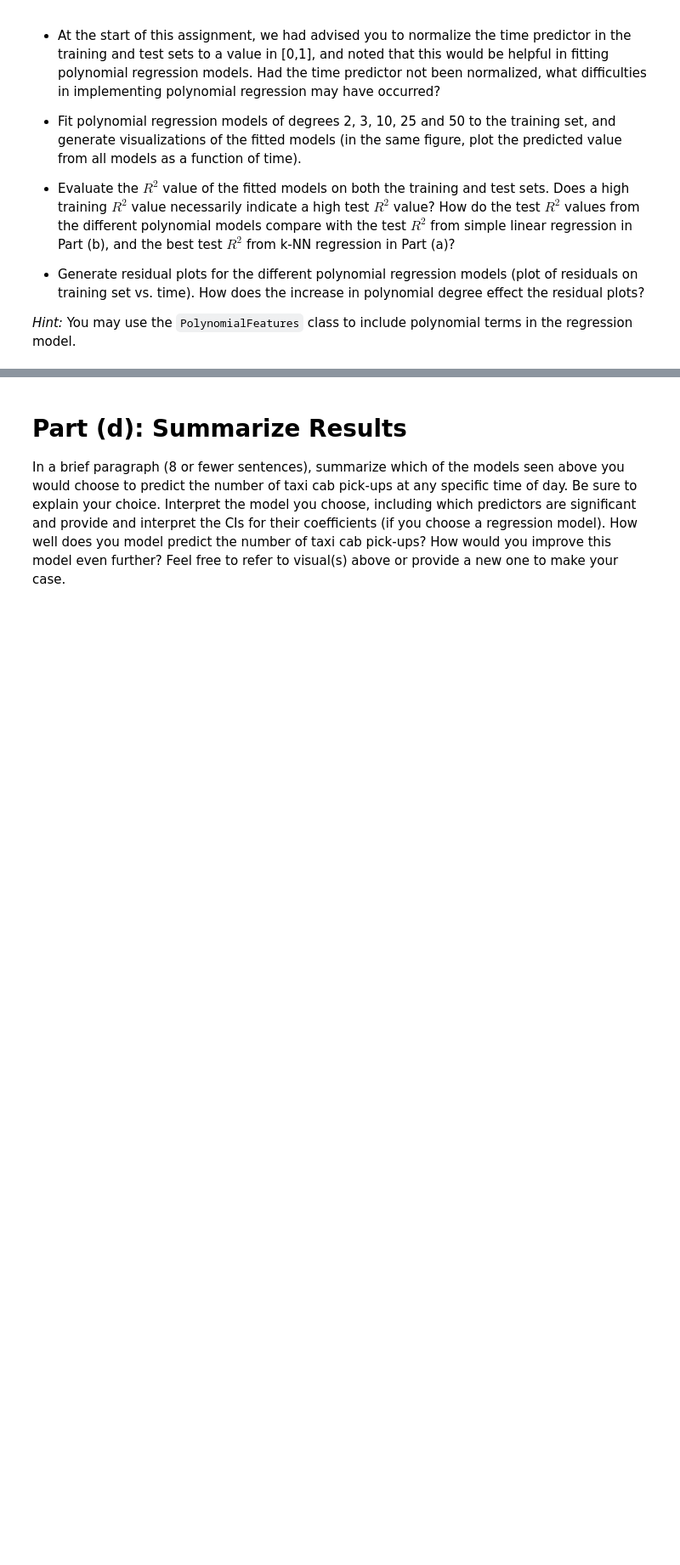
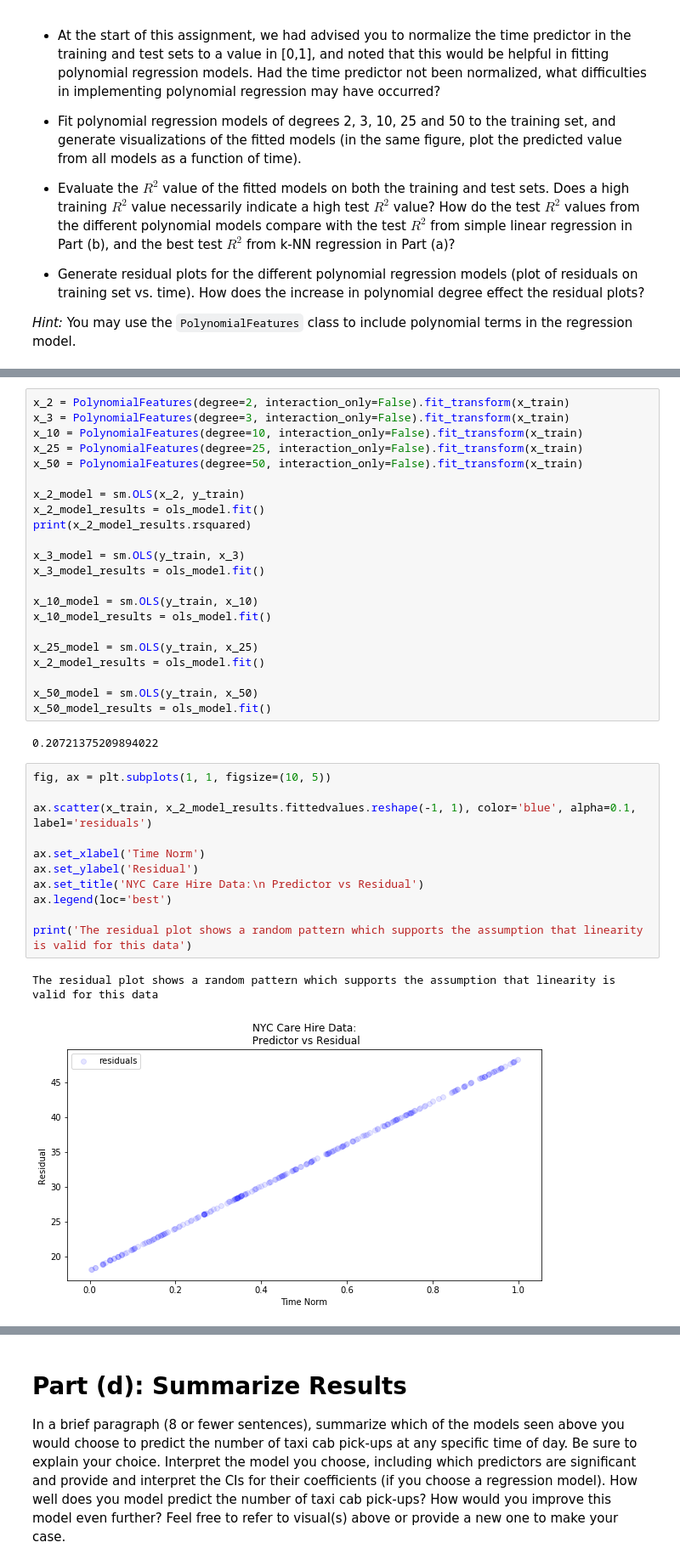
Before and after one commit to Nabeelhassan/Introduction-to-data-science, a Jupyter notebook: hw1.ipynb, the cells around one changed output, grey strips where cells are left out. Shown: that part at 85% size. Saved outputs shown, nothing was run; the diff lists cells and outputs as text; blank space fills up the shorter version.

```diff
--- a/hw1.ipynb
+++ b/hw1.ipynb
@@ -342,0 +373,38 @@ We proceed to higher-order polynomial models for regression:
+# %%
+x_2 = PolynomialFeatures(degree=2, interaction_only=False).fit_transform(x_train)
+x_3 = PolynomialFeatures(degree=3, interaction_only=False).fit_transform(x_train)
+x_10 = PolynomialFeatures(degree=10, interaction_only=False).fit_transform(x_train)
+x_25 = PolynomialFeatures(degree=25, interaction_only=False).fit_transform(x_train)
+x_50 = PolynomialFeatures(degree=50, interaction_only=False).fit_transform(x_train)
+
+x_2_model = sm.OLS(x_2, y_train)
+x_2_model_results = ols_model.fit()
+print(x_2_model_results.rsquared)
+
+x_3_model = sm.OLS(y_train, x_3)
+x_3_model_results = ols_model.fit()
+
+x_10_model = sm.OLS(y_train, x_10)
+x_10_model_results = ols_model.fit()
+
+x_25_model = sm.OLS(y_train, x_25)
+x_2_model_results = ols_model.fit()
+
+x_50_model = sm.OLS(y_train, x_50)
+x_50_model_results = ols_model.fit()
+# %% [output]
+0.20721375209894022
+# %%
+fig, ax = plt.subplots(1, 1, figsize=(10, 5))
+
+ax.scatter(x_train, x_2_model_results.fittedvalues.reshape(-1, 1), color='blue', alpha=0.1, label='residuals')
+
+ax.set_xlabel('Time Norm')
+ax.set_ylabel('Residual')
+ax.set_title('NYC Care Hire Data:\n Predictor vs Residual')
+ax.legend(loc='best')
+
+print('The residual plot shows a random pattern which supports the assumption that linearity is valid for this data')
+# %% [output]
+The residual plot shows a random pattern which supports the assumption that linearity is valid for this data
+[figure, added]
```
Also changed, not shown: parts of 9 cells of this notebook.
